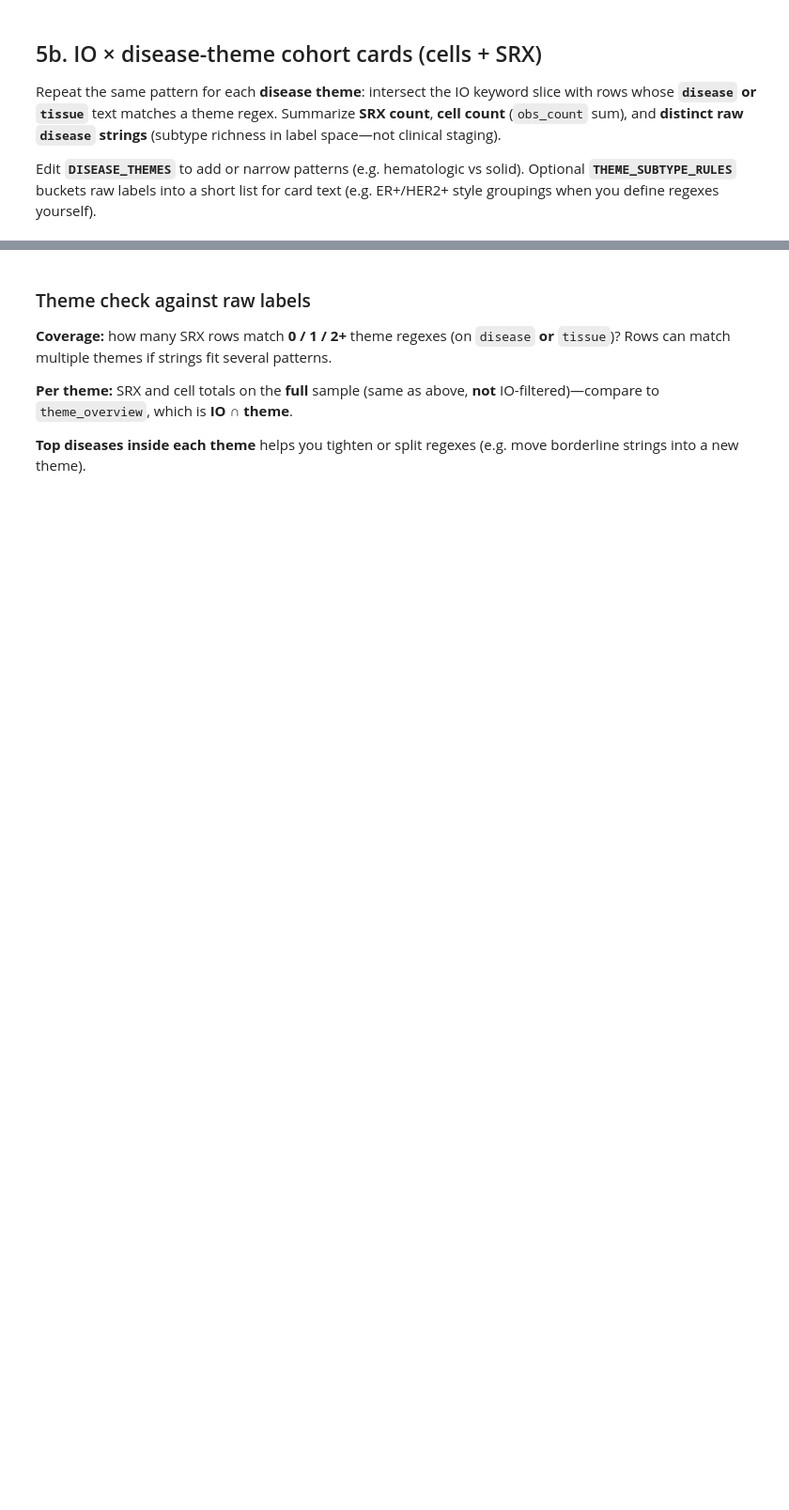
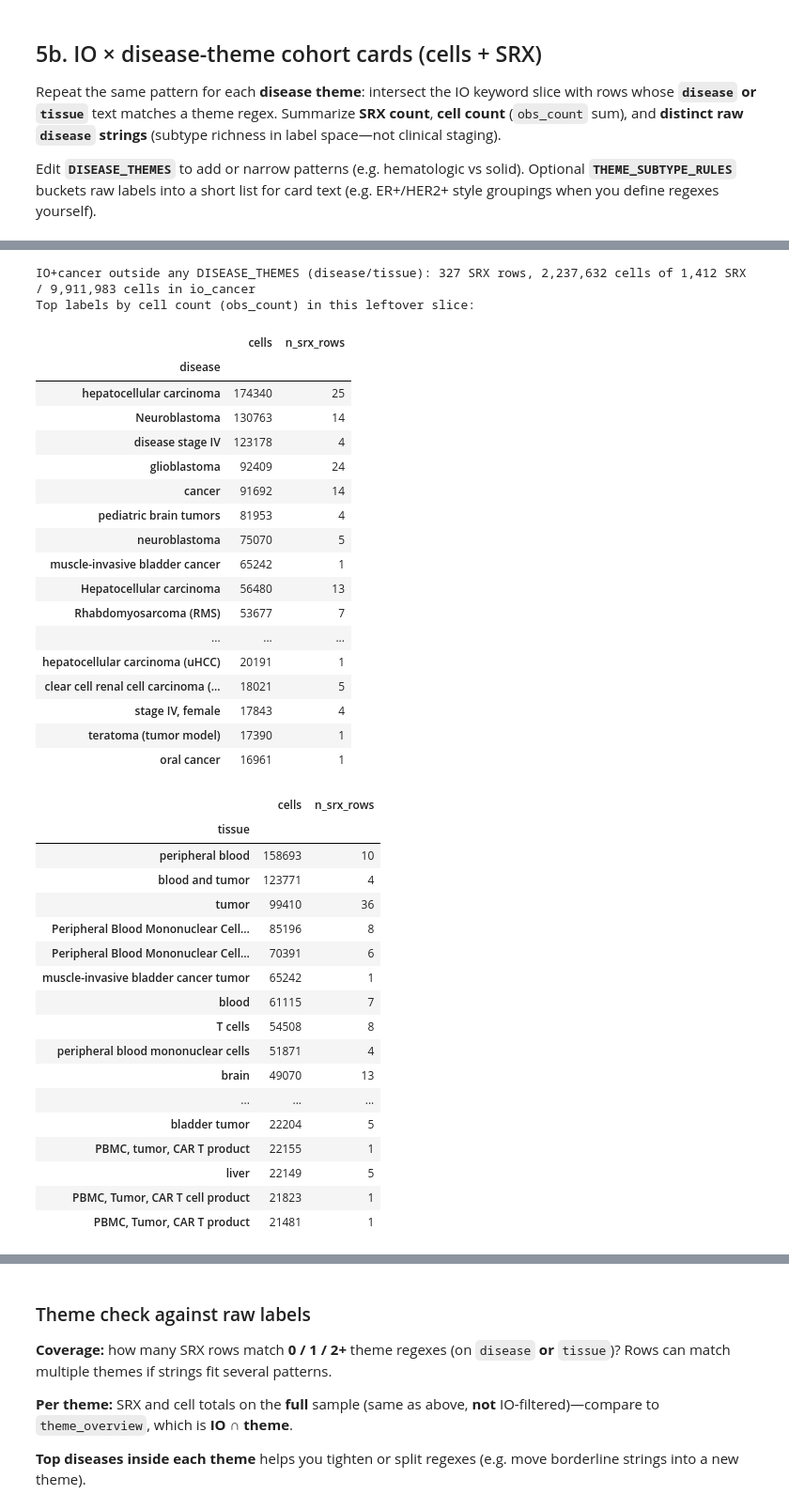
Before and after one commit to otodreas/scBaseCount_Pipeline, a Jupyter notebook: metadata_analysis/scbasecount_homo_sapiens_metadata.ipynb, the cells around one changed output, grey strips where cells are left out. Shown at 94% size. Cells and saved outputs as stored; diff of their text form; code cells hidden in the pictures; blank space fills up the shorter version.

```diff
--- a/metadata_analysis/scbasecount_homo_sapiens_metadata.ipynb
+++ b/metadata_analysis/scbasecount_homo_sapiens_metadata.ipynb
@@ -550,0 +614,61 @@ theme_overview
+# %%
+theme_any = pd.Series(False, index=io_cancer.index)
+for pat in DISEASE_THEMES.values():
+    theme_any |= disease_or_tissue_matches(pat, io_cancer)
+
+io_cancer_no_theme = io_cancer.loc[~theme_any].copy()
+_w = pd.to_numeric(io_cancer_no_theme["obs_count"], errors="coerce").fillna(0)
+_total_w = pd.to_numeric(io_cancer["obs_count"], errors="coerce").fillna(0)
+
+summary_line(
+    f"IO+cancer outside any DISEASE_THEMES (disease/tissue): "
+    f"{len(io_cancer_no_theme):,} SRX rows, {int(_w.sum()):,} cells "
+    f"of {len(io_cancer):,} SRX / {int(_total_w.sum()):,} cells in io_cancer"
+)
+
+if io_cancer_no_theme.empty:
+    print("All io_cancer rows match at least one theme on disease or tissue.")
+else:
+    print("Top labels by cell count (obs_count) in this leftover slice:")
+    display(summarize_labels(io_cancer_no_theme, "disease", top_n=30))
+    display(summarize_labels(io_cancer_no_theme, "tissue", top_n=30))
+    display(summarize_labels(io_cancer_no_theme, "perturbation", top_n=30))
+# %% [output]
+IO+cancer outside any DISEASE_THEMES (disease/tissue): 327 SRX rows, 2,237,632 cells of 1,412 SRX / 9,911,983 cells in io_cancer
+Top labels by cell count (obs_count) in this leftover slice:
+|  | cells | n_srx_rows |
+| disease |  |  |
+| hepatocellular carcinoma | 174340 | 25 |
+| Neuroblastoma | 130763 | 14 |
+| disease stage IV | 123178 | 4 |
+| glioblastoma | 92409 | 24 |
+| cancer | 91692 | 14 |
+| pediatric brain tumors | 81953 | 4 |
+| neuroblastoma | 75070 | 5 |
+| muscle-invasive bladder cancer | 65242 | 1 |
+| Hepatocellular carcinoma | 56480 | 13 |
+| Rhabdomyosarcoma (RMS) | 53677 | 7 |
+| ... | ... | ... |
+| hepatocellular carcinoma (uHCC) | 20191 | 1 |
+| clear cell renal cell carcinoma (... | 18021 | 5 |
+| stage IV, female | 17843 | 4 |
+| teratoma (tumor model) | 17390 | 1 |
+| oral cancer | 16961 | 1 |
+|  | cells | n_srx_rows |
+| tissue |  |  |
+| peripheral blood | 158693 | 10 |
+| blood and tumor | 123771 | 4 |
+| tumor | 99410 | 36 |
+| Peripheral Blood Mononuclear Cell... | 85196 | 8 |
+| Peripheral Blood Mononuclear Cell... | 70391 | 6 |
+| muscle-invasive bladder cancer tumor | 65242 | 1 |
+| blood | 61115 | 7 |
+| T cells | 54508 | 8 |
+| peripheral blood mononuclear cells | 51871 | 4 |
+| brain | 49070 | 13 |
+| ... | ... | ... |
+| bladder tumor | 22204 | 5 |
+| PBMC, tumor, CAR T product | 22155 | 1 |
+| liver | 22149 | 5 |
+| PBMC, Tumor, CAR T cell product | 21823 | 1 |
+| PBMC, Tumor, CAR T product | 21481 | 1 |
```
Also changed, not shown: parts of 23 cells of this notebook, 2 other files.
